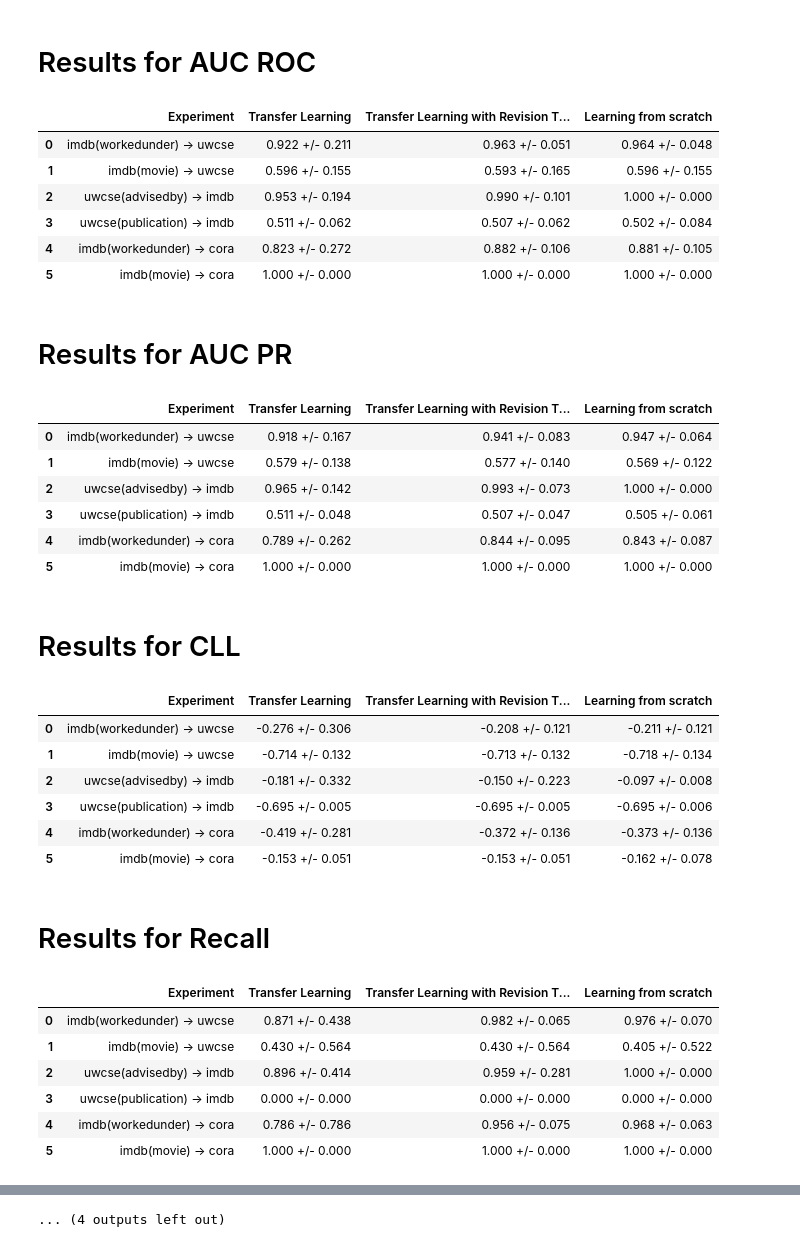
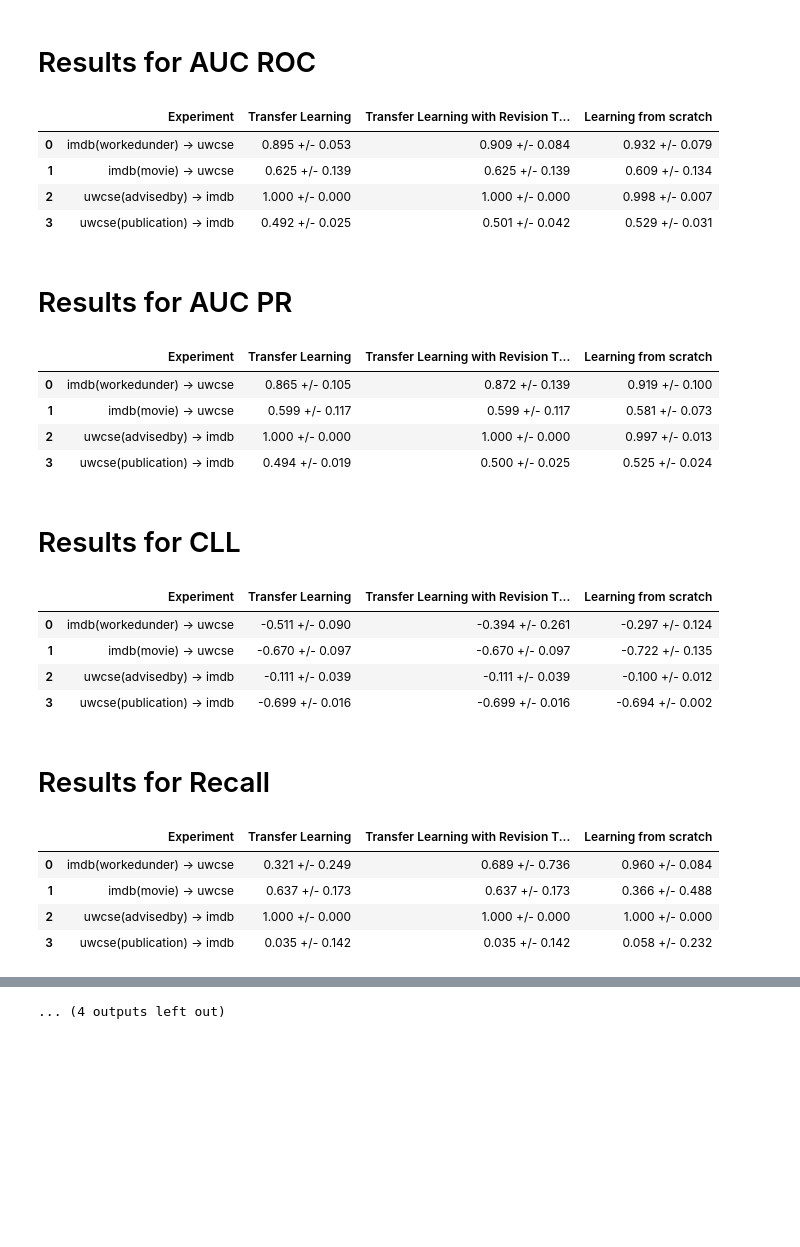
Before and after one commit to ThaisLuca/TreeBoostler, a Jupyter notebook: experiments/10_02_2018/results_total_transfer.ipynb, the cells around one changed output, grey strips where cells are left out. Saved outputs shown, nothing was run; the diff lists cells and outputs as text; code cells hidden in the pictures; blank space fills up the shorter version.

Commit message:
Sent new experiments

```diff
--- a/experiments/10_02_2018/results_total_transfer.ipynb
+++ b/experiments/10_02_2018/results_total_transfer.ipynb
@@ -11,71 +11,64 @@ with open('total_transfer_experiment.json', 'r') as fp:
 experiments = ['imdb(workedunder) -> uwcse',
               'imdb(movie) -> uwcse',
               'uwcse(advisedby) -> imdb',
               'uwcse(publication) -> imdb',
-              'imdb(workedunder) -> cora',
-              'imdb(movie) -> cora',
-              'uwcse(advisedby) -> cora',
-              'uwcse(publication) -> cora',]
+              #'imdb(workedunder) -> cora',
+              #'imdb(movie) -> cora',
+              #'uwcse(advisedby) -> cora',
+              #'uwcse(publication) -> cora'
+              ]
 
 for metric in ['AUC ROC', 'AUC PR', 'CLL', 'Recall', 'F1', 'Precision', 'Learning and Revision time', 'Inference time']:
     display(Markdown('# Results for ' + metric))
     table = []
-    for dataset in range(6):
+    for dataset in range(len(experiments)):
     #for metric in ['AUC ROC', 'AUC PR']:
         #display(Markdown('## ' + metric))
         x = []
         if metric == 'Precision':
             scratch = np.array([item['Precision'][0] for sublist in data['results'][str(dataset)]['scratch'].values() for item in sublist])
-            parameter = np.array([item['Parameter Learning Results']['Precision'][0] for sublist in data['results'][str(dataset)]['transfer'].values() for item in sublist])
+            parameter = np.array([item['Parameter Learning results']['Precision'][0] for sublist in data['results'][str(dataset)]['transfer'].values() for item in sublist])
             transfer = np.array([item['Precision'][0] for sublist in data['results'][str(dataset)]['transfer'].values() for item in sublist])
         elif metric == 'Learning and Revision time':
             scratch = np.array([item['Learning time'] for sublist in data['results'][str(dataset)]['scratch'].values() for item in sublist])
-            parameter = np.array([item['Learning time'] for sublist in data['results'][str(dataset)]['transfer'].values() for item in sublist])
+            parameter = np.array([item['Parameter Learning results']['Learning time'] for sublist in data['results'][str(dataset)]['transfer'].values() for item in sublist])
             transfer = np.array([item['Learning time'] for sublist in data['results'][str(dataset)]['transfer'].values() for item in sublist])
         elif metric == 'Inference time':
             scratch = np.array([item['Inference time'] for sublist in data['results'][str(dataset)]['scratch'].values() for item in sublist])
-            parameter = np.array([item['Parameter Learning Inference Time'] for sublist in data['results'][str(dataset)]['transfer'].values() for item in sublist])
+            parameter = np.array([item['Parameter Learning results']['Learning time'] for sublist in data['results'][str(dataset)]['transfer'].values() for item in sublist])
             transfer = np.array([item['Inference time'] for sublist in data['results'][str(dataset)]['transfer'].values() for item in sublist])
         else:
             scratch = np.array([item[metric] for sublist in data['results'][str(dataset)]['scratch'].values() for item in sublist])
-            parameter = np.array([item['Parameter Learning Results'][metric] for sublist in data['results'][str(dataset)]['transfer'].values() for item in sublist])
+            parameter = np.array([item['Parameter Learning results'][metric] for sublist in data['results'][str(dataset)]['transfer'].values() for item in sublist])
             transfer = np.array([item[metric] for sublist in data['results'][str(dataset)]['transfer'].values() for item in sublist])
         table.append([experiments[dataset], '%.3f +/- %.3f' % (parameter.mean(), 2 * parameter.std()),
         '%.3f +/- %.3f' % (transfer.mean(), 2 * transfer.std()),
         '%.3f +/- %.3f' % (scratch.mean(), 2 * scratch.std())])
     display(pd.DataFrame(table, columns=['Experiment', 'Transfer Learning', 'Transfer Learning with Revision Theory', 'Learning from scratch']))
 # %% [output]
 # Results for AUC ROC
 |  | Experiment | Transfer Learning | Transfer Learning with Revision T... | Learning from scratch |
-| 0 | imdb(workedunder) -> uwcse | 0.922 +/- 0.211 | 0.963 +/- 0.051 | 0.964 +/- 0.048 |
-| 1 | imdb(movie) -> uwcse | 0.596 +/- 0.155 | 0.593 +/- 0.165 | 0.596 +/- 0.155 |
-| 2 | uwcse(advisedby) -> imdb | 0.953 +/- 0.194 | 0.990 +/- 0.101 | 1.000 +/- 0.000 |
-| 3 | uwcse(publication) -> imdb | 0.511 +/- 0.062 | 0.507 +/- 0.062 | 0.502 +/- 0.084 |
-| 4 | imdb(workedunder) -> cora | 0.823 +/- 0.272 | 0.882 +/- 0.106 | 0.881 +/- 0.105 |
-| 5 | imdb(movie) -> cora | 1.000 +/- 0.000 | 1.000 +/- 0.000 | 1.000 +/- 0.000 |
+| 0 | imdb(workedunder) -> uwcse | 0.895 +/- 0.053 | 0.909 +/- 0.084 | 0.932 +/- 0.079 |
+| 1 | imdb(movie) -> uwcse | 0.625 +/- 0.139 | 0.625 +/- 0.139 | 0.609 +/- 0.134 |
+| 2 | uwcse(advisedby) -> imdb | 1.000 +/- 0.000 | 1.000 +/- 0.000 | 0.998 +/- 0.007 |
+| 3 | uwcse(publication) -> imdb | 0.492 +/- 0.025 | 0.501 +/- 0.042 | 0.529 +/- 0.031 |
 # Results for AUC PR
 |  | Experiment | Transfer Learning | Transfer Learning with Revision T... | Learning from scratch |
-| 0 | imdb(workedunder) -> uwcse | 0.918 +/- 0.167 | 0.941 +/- 0.083 | 0.947 +/- 0.064 |
-| 1 | imdb(movie) -> uwcse | 0.579 +/- 0.138 | 0.577 +/- 0.140 | 0.569 +/- 0.122 |
-| 2 | uwcse(advisedby) -> imdb | 0.965 +/- 0.142 | 0.993 +/- 0.073 | 1.000 +/- 0.000 |
-| 3 | uwcse(publication) -> imdb | 0.511 +/- 0.048 | 0.507 +/- 0.047 | 0.505 +/- 0.061 |
-| 4 | imdb(workedunder) -> cora | 0.789 +/- 0.262 | 0.844 +/- 0.095 | 0.843 +/- 0.087 |
-| 5 | imdb(movie) -> cora | 1.000 +/- 0.000 | 1.000 +/- 0.000 | 1.000 +/- 0.000 |
+| 0 | imdb(workedunder) -> uwcse | 0.865 +/- 0.105 | 0.872 +/- 0.139 | 0.919 +/- 0.100 |
+| 1 | imdb(movie) -> uwcse | 0.599 +/- 0.117 | 0.599 +/- 0.117 | 0.581 +/- 0.073 |
+| 2 | uwcse(advisedby) -> imdb | 1.000 +/- 0.000 | 1.000 +/- 0.000 | 0.997 +/- 0.013 |
+| 3 | uwcse(publication) -> imdb | 0.494 +/- 0.019 | 0.500 +/- 0.025 | 0.525 +/- 0.024 |
 # Results for CLL
 |  | Experiment | Transfer Learning | Transfer Learning with Revision T... | Learning from scratch |
-| 0 | imdb(workedunder) -> uwcse | -0.276 +/- 0.306 | -0.208 +/- 0.121 | -0.211 +/- 0.121 |
-| 1 | imdb(movie) -> uwcse | -0.714 +/- 0.132 | -0.713 +/- 0.132 | -0.718 +/- 0.134 |
-| 2 | uwcse(advisedby) -> imdb | -0.181 +/- 0.332 | -0.150 +/- 0.223 | -0.097 +/- 0.008 |
-| 3 | uwcse(publication) -> imdb | -0.695 +/- 0.005 | -0.695 +/- 0.005 | -0.695 +/- 0.006 |
-| 4 | imdb(workedunder) -> cora | -0.419 +/- 0.281 | -0.372 +/- 0.136 | -0.373 +/- 0.136 |
-| 5 | imdb(movie) -> cora | -0.153 +/- 0.051 | -0.153 +/- 0.051 | -0.162 +/- 0.078 |
+| 0 | imdb(workedunder) -> uwcse | -0.511 +/- 0.090 | -0.394 +/- 0.261 | -0.297 +/- 0.124 |
+| 1 | imdb(movie) -> uwcse | -0.670 +/- 0.097 | -0.670 +/- 0.097 | -0.722 +/- 0.135 |
+| 2 | uwcse(advisedby) -> imdb | -0.111 +/- 0.039 | -0.111 +/- 0.039 | -0.100 +/- 0.012 |
+| 3 | uwcse(publication) -> imdb | -0.699 +/- 0.016 | -0.699 +/- 0.016 | -0.694 +/- 0.002 |
 # Results for Recall
 |  | Experiment | Transfer Learning | Transfer Learning with Revision T... | Learning from scratch |
-| 0 | imdb(workedunder) -> uwcse | 0.871 +/- 0.438 | 0.982 +/- 0.065 | 0.976 +/- 0.070 |
-| 1 | imdb(movie) -> uwcse | 0.430 +/- 0.564 | 0.430 +/- 0.564 | 0.405 +/- 0.522 |
-| 2 | uwcse(advisedby) -> imdb | 0.896 +/- 0.414 | 0.959 +/- 0.281 | 1.000 +/- 0.000 |
-| 3 | uwcse(publication) -> imdb | 0.000 +/- 0.000 | 0.000 +/- 0.000 | 0.000 +/- 0.000 |
-| 4 | imdb(workedunder) -> cora | 0.786 +/- 0.786 | 0.956 +/- 0.075 | 0.968 +/- 0.063 |
-| 5 | imdb(movie) -> cora | 1.000 +/- 0.000 | 1.000 +/- 0.000 | 1.000 +/- 0.000 |
+| 0 | imdb(workedunder) -> uwcse | 0.321 +/- 0.249 | 0.689 +/- 0.736 | 0.960 +/- 0.084 |
+| 1 | imdb(movie) -> uwcse | 0.637 +/- 0.173 | 0.637 +/- 0.173 | 0.366 +/- 0.488 |
+| 2 | uwcse(advisedby) -> imdb | 1.000 +/- 0.000 | 1.000 +/- 0.000 | 1.000 +/- 0.000 |
+| 3 | uwcse(publication) -> imdb | 0.035 +/- 0.142 | 0.035 +/- 0.142 | 0.058 +/- 0.232 |
 # Results for F1
 |  | Experiment | Transfer Learning | Transfer Learning with Revision T... | Learning from scratch |
```
Also changed, not shown: parts of 2 cells of this notebook, 4 other files.
